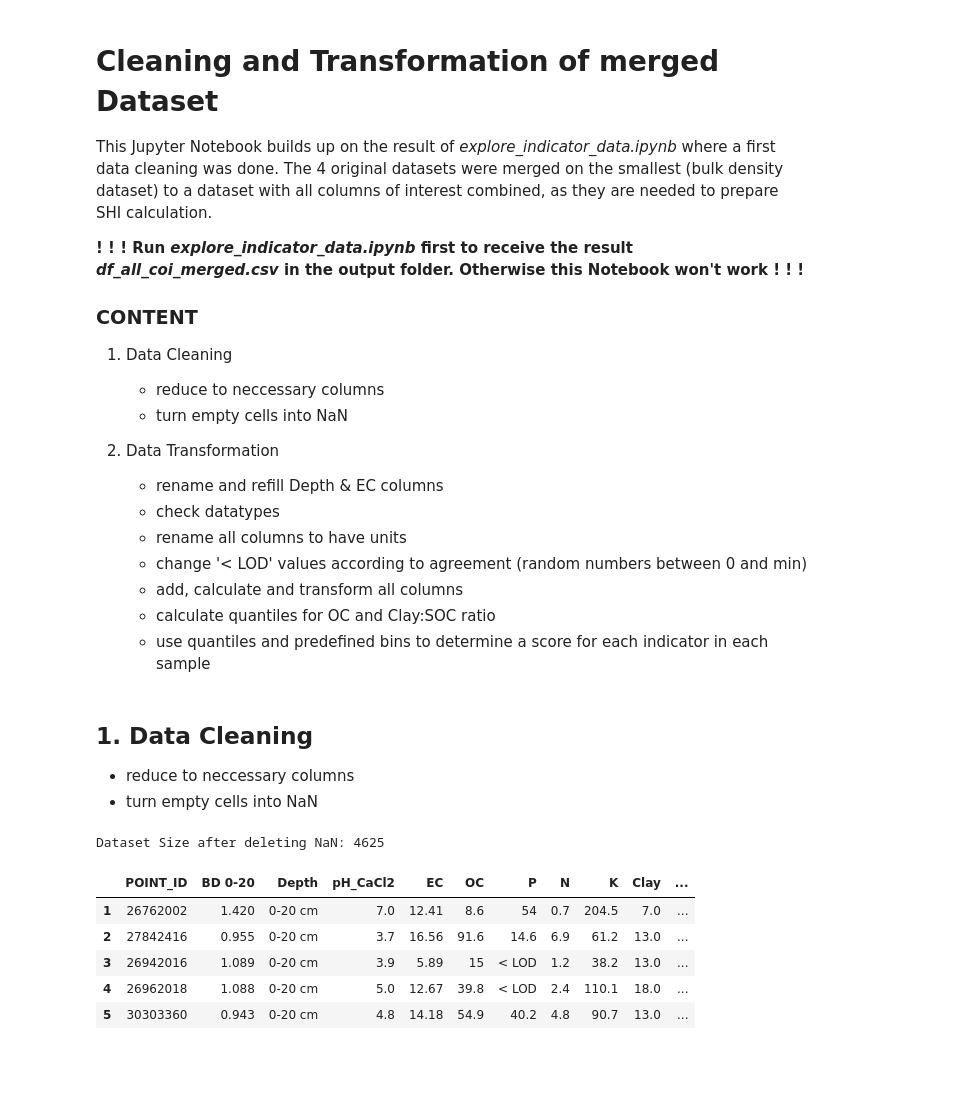
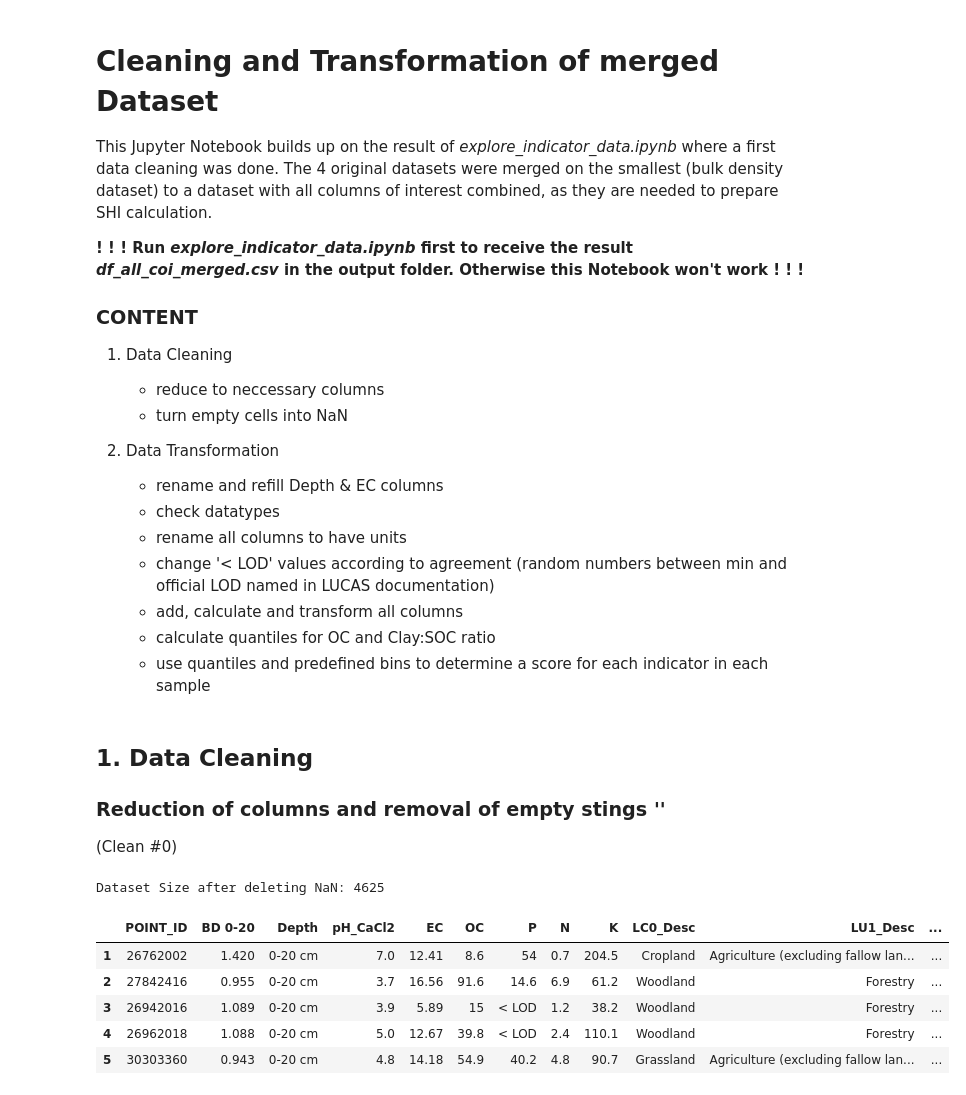
Before and after one commit to Gianni-BIM/Geo-Projektarbeit, a Jupyter notebook: data-prep/data_clean_and_transform.ipynb, the cells around one changed output. Cells and saved outputs as stored; diff of their text form; code cells hidden in the pictures; blank space fills up the shorter version.

Commit message:
Update LOD, cleaning, SHI calculation

```diff
--- a/data-prep/data_clean_and_transform.ipynb
+++ b/data-prep/data_clean_and_transform.ipynb
@@ -14,7 +14,7 @@ This Jupyter Notebook builds up on the result of *explore_indicator_data.ipynb*
     + rename and refill Depth & EC columns
     + check datatypes
     + rename all columns to have units
-    + change '< LOD' values according to agreement (random numbers between 0 and min)
+    + change '< LOD' values according to agreement (random numbers between min and official LOD named in LUCAS documentation)
     + add, calculate and transform all columns
     + calculate quantiles for OC and Clay:SOC ratio
     + use quantiles and predefined bins to determine a score for each indicator in each sample
@@ -24,35 +24,35 @@ import numpy as np
 import matplotlib.pyplot as plt
 # %% [markdown]
 ## 1. Data Cleaning
-+ reduce to neccessary columns
-+ turn empty cells into NaN
+
+### Reduction of columns and removal of empty stings ''
+(Clean #0)
 # %%
 # load the result result of *explore_indicator_data.ipynb*
-df_all_coi_merged = pd.read_csv("../output/df_all_coi_merged.csv")
+df_clean_0 = pd.read_csv("../output/df_all_coi_merged.csv")
 
-# drop unused columns for better overview, not necessary
-df_all_coi_merged.drop(columns=['LC', 'LU', 'LC0_Desc', 'LC1_Desc', 'LU1_Desc', 'TH_LAT', 'TH_LONG'], inplace=True)
+# drop unused columns for better overview, not necessary 'LC0_Desc', 'LU1_Desc'
+df_clean_0.drop(columns=['LC', 'LU', 'LC1_Desc', 'TH_LAT', 'TH_LONG'], inplace=True)
 
 # replace all missing values with NaN
-df_all_coi_merged.replace('', np.nan, inplace=True)
+df_clean_0.replace('', np.nan, inplace=True)
 
-# delete all rows that have NaNs and copy all kept to a new df
-df_without_nan = df_all_coi_merged.dropna().copy()
+# delete all rows that have NaN now and copy all kept to a new df
+df_clean_0 = df_clean_0.dropna().copy()
+
+# save the df
+df_clean_0.to_csv("../output/df_clean_0.csv", index=False)
 
 # print to check
-print("Dataset Size after deleting NaN:", len(df_without_nan))
-df_without_nan.head()
-
-# save the df
-df_without_nan.to_csv("../output/df_without_nan.csv", index=False)
+print("Dataset Size after deleting NaN:", len(df_clean_0))
 
 # check
-df_without_nan.head()
+df_clean_0.head()
 # %% [output]
 Dataset Size after deleting NaN: 4625
-|  | POINT_ID | BD 0-20 | Depth | pH_CaCl2 | EC | OC | P | N | K | Clay | ... |
-| 1 | 26762002 | 1.420 | 0-20 cm | 7.0 | 12.41 | 8.6 | 54 | 0.7 | 204.5 | 7.0 | ... |
-| 2 | 27842416 | 0.955 | 0-20 cm | 3.7 | 16.56 | 91.6 | 14.6 | 6.9 | 61.2 | 13.0 | ... |
-| 3 | 26942016 | 1.089 | 0-20 cm | 3.9 | 5.89 | 15 | < LOD | 1.2 | 38.2 | 13.0 | ... |
-| 4 | 26962018 | 1.088 | 0-20 cm | 5.0 | 12.67 | 39.8 | < LOD | 2.4 | 110.1 | 18.0 | ... |
-| 5 | 30303360 | 0.943 | 0-20 cm | 4.8 | 14.18 | 54.9 | 40.2 | 4.8 | 90.7 | 13.0 | ... |
+|  | POINT_ID | BD 0-20 | Depth | pH_CaCl2 | EC | OC | P | N | K | LC0_Desc | LU1_Desc | ... |
+| 1 | 26762002 | 1.420 | 0-20 cm | 7.0 | 12.41 | 8.6 | 54 | 0.7 | 204.5 | Cropland | Agriculture (excluding fallow lan... | ... |
+| 2 | 27842416 | 0.955 | 0-20 cm | 3.7 | 16.56 | 91.6 | 14.6 | 6.9 | 61.2 | Woodland | Forestry | ... |
+| 3 | 26942016 | 1.089 | 0-20 cm | 3.9 | 5.89 | 15 | < LOD | 1.2 | 38.2 | Woodland | Forestry | ... |
+| 4 | 26962018 | 1.088 | 0-20 cm | 5.0 | 12.67 | 39.8 | < LOD | 2.4 | 110.1 | Woodland | Forestry | ... |
+| 5 | 30303360 | 0.943 | 0-20 cm | 4.8 | 14.18 | 54.9 | 40.2 | 4.8 | 90.7 | Grassland | Agriculture (excluding fallow lan... | ... |
```
Also changed, not shown: parts of 22 cells of this notebook, 1 other file.
